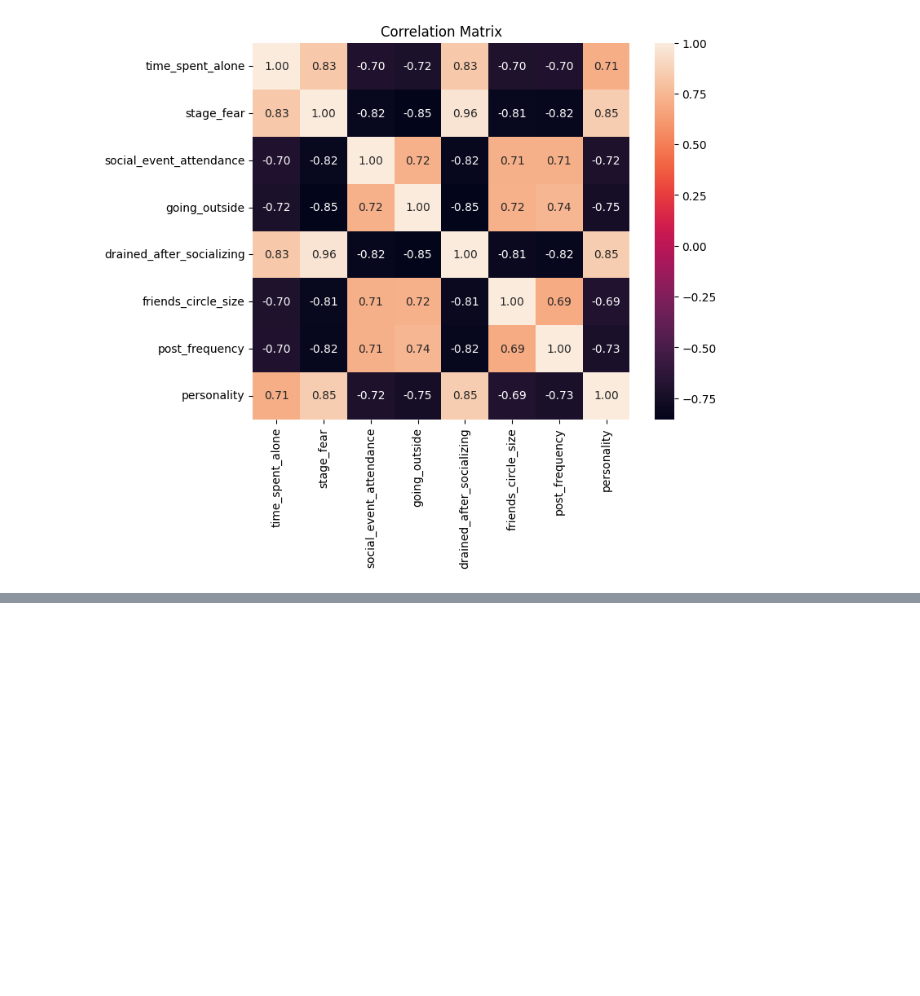
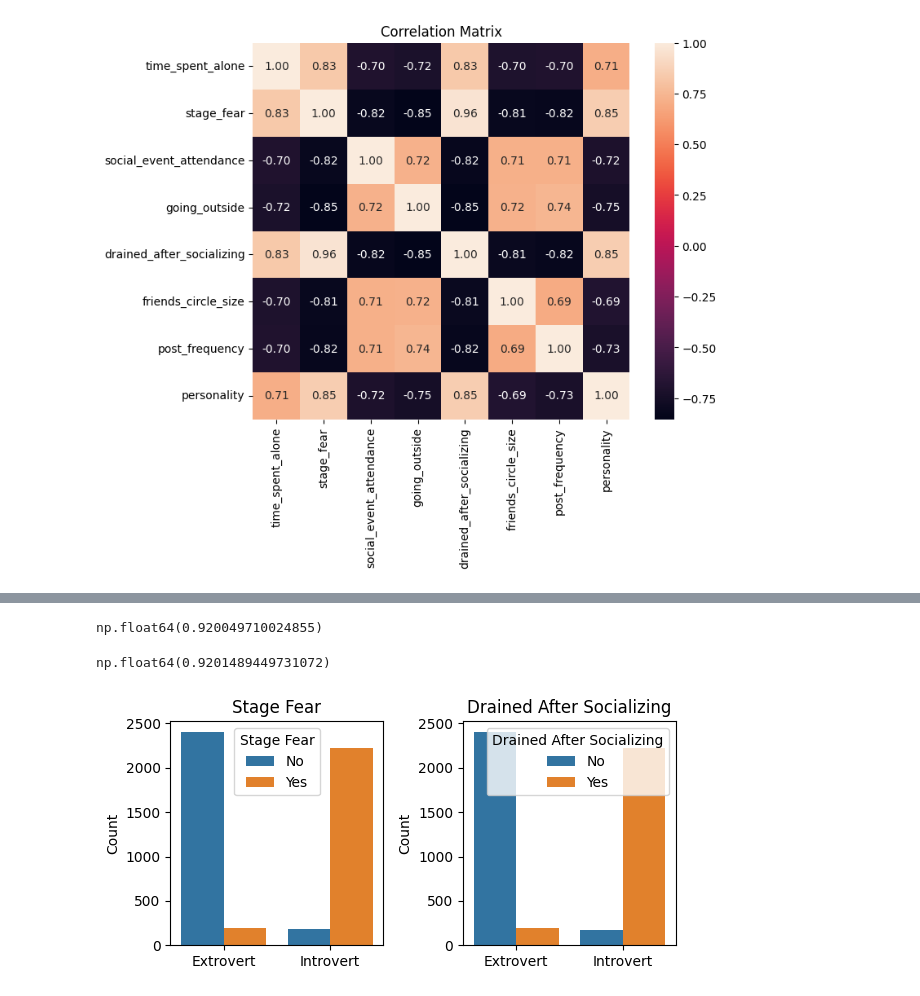
Before and after one commit to petrushki/PersonalityPredictor, a Jupyter notebook: notebook.ipynb, the cells around one changed output, grey strips where cells are left out. Cells and saved outputs as stored; diff of their text form; code cells hidden in the pictures; blank space fills up the shorter version.

```diff
--- a/notebook.ipynb
+++ b/notebook.ipynb
@@ -114,0 +151,30 @@ plt.show()
+# %%
+df[df['stage_fear']==1].personality.mean()
+# %% [output]
+np.float64(0.920049710024855)
+# %%
+df[df['drained_after_socializing']==1].personality.mean()
+# %% [output]
+np.float64(0.9201489449731072)
+# %%
+bool_features = ['stage_fear', 'drained_after_socializing']
+fig, axes = plt.subplots(1, len(bool_features), figsize=(6, 3))
+df_personality = df.copy()
+df_personality['personality_label'] = df['personality'].map({1: 'Introvert', 0: 'Extrovert'})
+for i, feature in enumerate(bool_features):
+    ax = axes[i]
+    sns.countplot(
+        data=df_personality,
+        x='personality_label',
+        hue=feature,
+        ax=ax
+    )
+    ax.set_title(feature.replace('_', ' ').title())
+    ax.set_xlabel('')
+    ax.set_ylabel('Count')
+    ax.legend(title=feature.replace('_', ' ').title(), labels=['No', 'Yes'])
+
+plt.tight_layout()
+plt.show()
+# %% [output]
+[figure, added]
```
Also changed, not shown: parts of 30 cells of this notebook.
